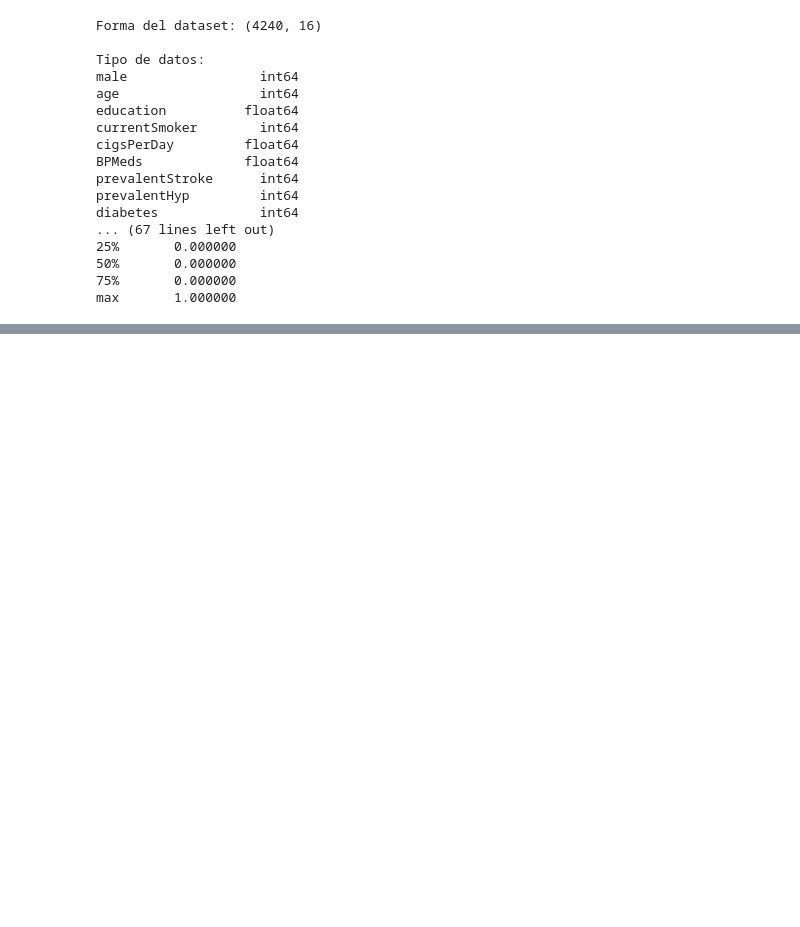
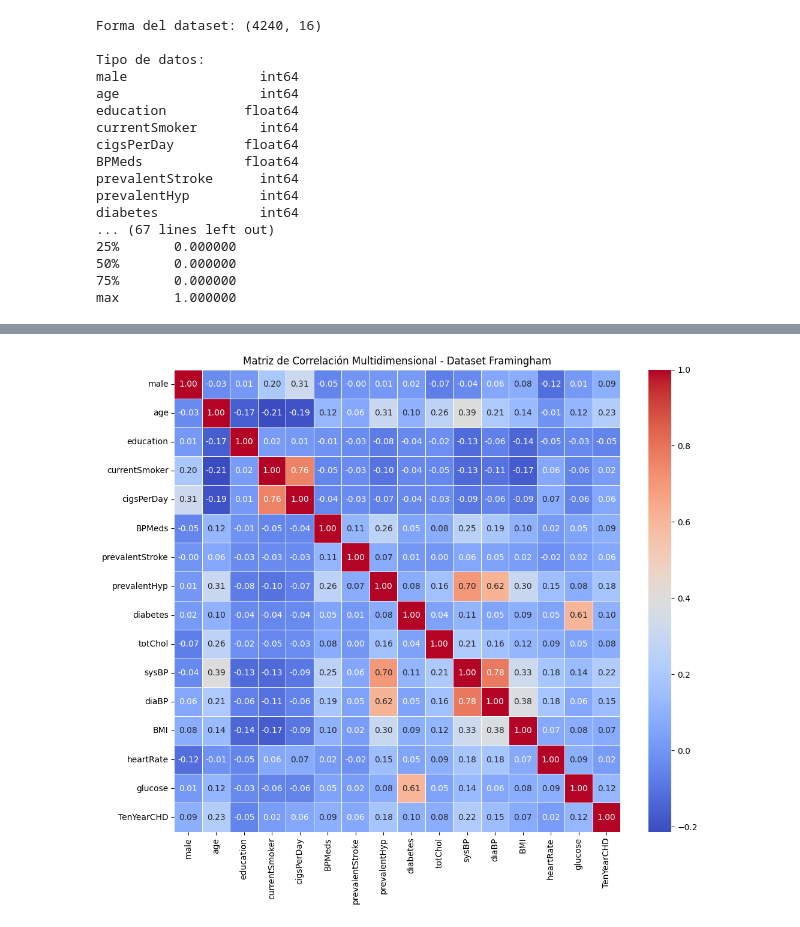
Before and after one commit to jc299708-cmyk/delfin2026-cardiometabolico, a Jupyter notebook: notebooks/semana1_exploracion_incial.ipynb, the cells around one changed output, grey strips where cells are left out. Drawn from its saved outputs; the diff is of its cells as text; code cells hidden in the pictures; blank space fills up the shorter version.

```diff
--- a/notebooks/semana1_exploracion_incial.ipynb
+++ b/notebooks/semana1_exploracion_incial.ipynb
@@ -33,0 +127,15 @@ max       1.000000
+# %%
+from sklearn.preprocessing import RobustScaler
+
+# 1. Identificar las columnas numéricas continuas que tienen los outliers
+columnas_a_escalar = ['age', 'cigsPerDay', 'totChol', 'sysBP', 'diaBP', 'BMI', 'heartRate', 'glucose']
+
+# 2. Inicializar el Escalador Robusto
+scaler = RobustScaler()
+
+# 3. Aplicar el escalado a las columnas seleccionadas
+df[columnas_a_escalar] = scaler.fit_transform(df[columnas_a_escalar])
+
+# 4. Mostrar cómo quedaron los primeros datos ya normalizados
+print("¡Dataset normalizado y escalado con éxito para Machine Learning!")
+df[columnas_a_escalar].head()
@@ -33,0 +172,9 @@ max       1.000000
+# %%
+# Actividad 2: Mapa de calor de correlación
+plt.figure(figsize=(12, 10))
+correlation_matrix = df.corr()
+sns.heatmap(correlation_matrix, annot=True, cmap='coolwarm', fmt=".2f", linewidths=0.5)
+plt.title('Matriz de Correlación Multidimensional - Dataset Framingham')
+plt.show()
+# %% [output]
+[figure, added]
```
Also changed, not shown: parts of 8 cells of this notebook, 1 other file.
